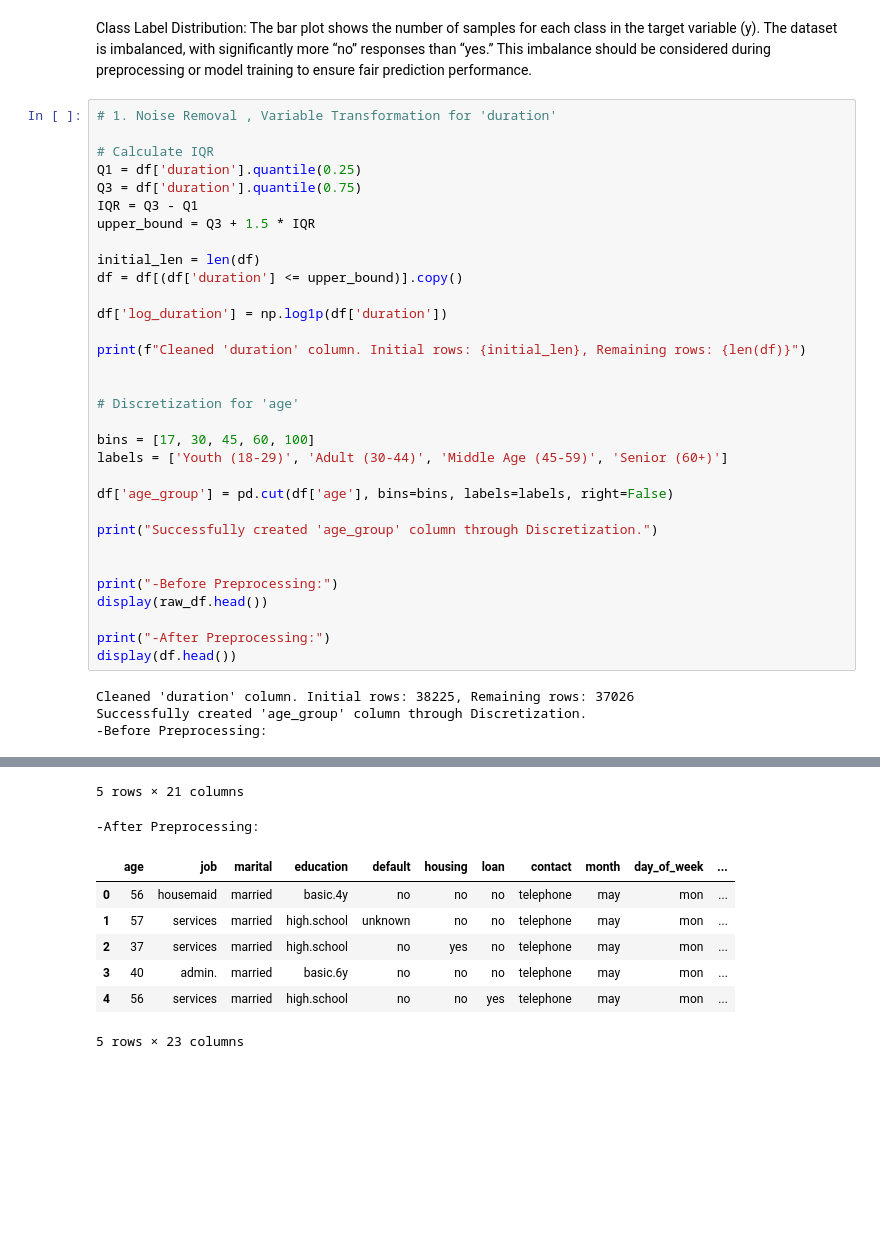
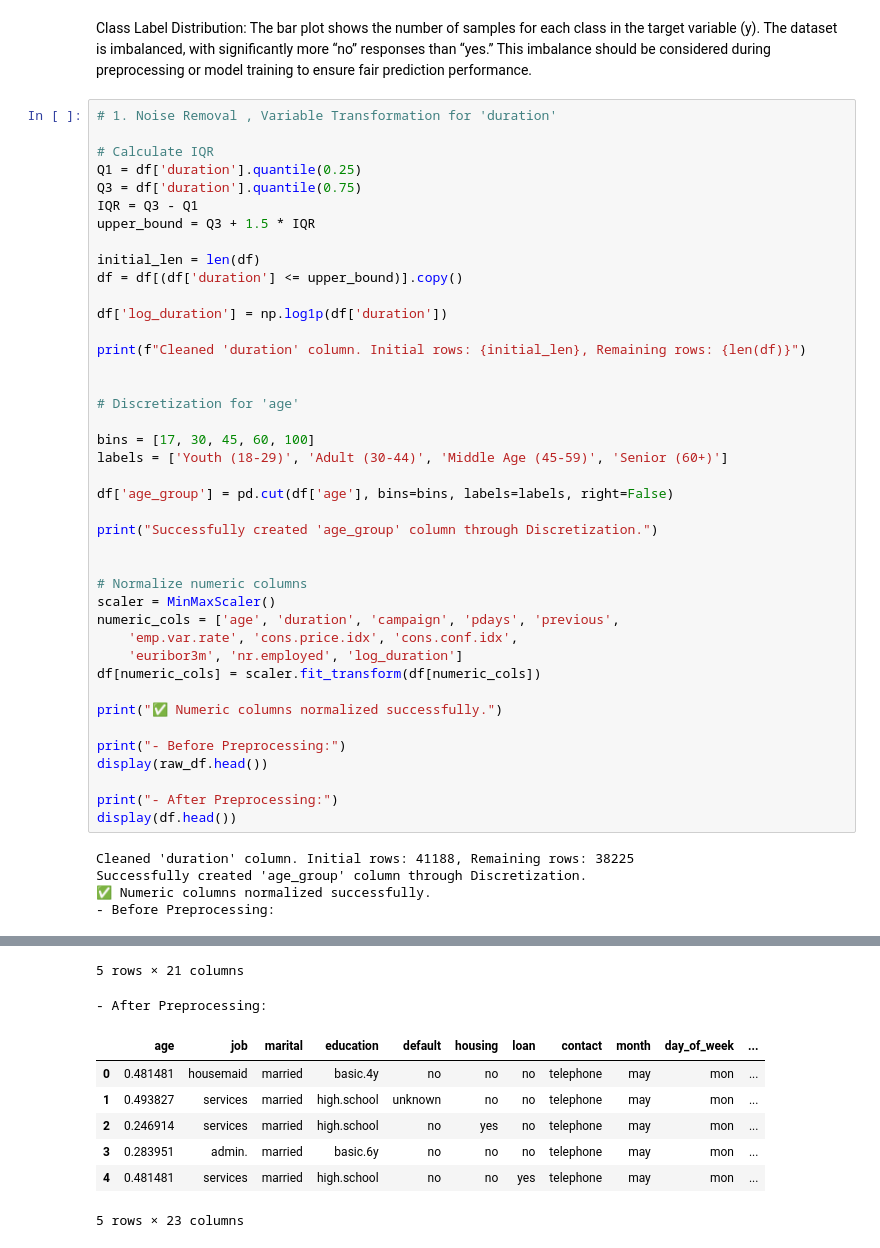
Before and after one commit to Renad110/IT326, a Jupyter notebook: phase2.ipynb, the cells around one changed output, grey strips where cells are left out. Cells and saved outputs as stored; diff of their text form; blank space fills up the shorter version.

```diff
--- a/phase2.ipynb
+++ b/phase2.ipynb
@@ -187,41 +189,51 @@ initial_len = len(df)
 df = df[(df['duration'] <= upper_bound)].copy()
 
 df['log_duration'] = np.log1p(df['duration'])
 
 print(f"Cleaned 'duration' column. Initial rows: {initial_len}, Remaining rows: {len(df)}")
 
 
 # Discretization for 'age'
 
 bins = [17, 30, 45, 60, 100]
 labels = ['Youth (18-29)', 'Adult (30-44)', 'Middle Age (45-59)', 'Senior (60+)']
 
 df['age_group'] = pd.cut(df['age'], bins=bins, labels=labels, right=False)
 
 print("Successfully created 'age_group' column through Discretization.")
 
 
-print("-Before Preprocessing:")
+# Normalize numeric columns
+scaler = MinMaxScaler()
+numeric_cols = ['age', 'duration', 'campaign', 'pdays', 'previous',
+    'emp.var.rate', 'cons.price.idx', 'cons.conf.idx',
+    'euribor3m', 'nr.employed', 'log_duration']
+df[numeric_cols] = scaler.fit_transform(df[numeric_cols])
+
+print("✅ Numeric columns normalized successfully.")
+
+print("- Before Preprocessing:")
 display(raw_df.head())
 
-print("-After Preprocessing:")
+print("- After Preprocessing:")
 display(df.head())
 # %% [output]
-Cleaned 'duration' column. Initial rows: 38225, Remaining rows: 37026
+Cleaned 'duration' column. Initial rows: 41188, Remaining rows: 38225
 Successfully created 'age_group' column through Discretization.
--Before Preprocessing:
+✅ Numeric columns normalized successfully.
+- Before Preprocessing:
 |  | age | job | marital | education | default | housing | loan | contact | month | day_of_week | ... |
 | 0 | 56 | housemaid | married | basic.4y | no | no | no | telephone | may | mon | ... |
 | 1 | 57 | services | married | high.school | unknown | no | no | telephone | may | mon | ... |
 | 2 | 37 | services | married | high.school | no | yes | no | telephone | may | mon | ... |
 | 3 | 40 | admin. | married | basic.6y | no | no | no | telephone | may | mon | ... |
 | 4 | 56 | services | married | high.school | no | no | yes | telephone | may | mon | ... |
 5 rows × 21 columns
--After Preprocessing:
+- After Preprocessing:
 |  | age | job | marital | education | default | housing | loan | contact | month | day_of_week | ... |
-| 0 | 56 | housemaid | married | basic.4y | no | no | no | telephone | may | mon | ... |
-| 1 | 57 | services | married | high.school | unknown | no | no | telephone | may | mon | ... |
-| 2 | 37 | services | married | high.school | no | yes | no | telephone | may | mon | ... |
-| 3 | 40 | admin. | married | basic.6y | no | no | no | telephone | may | mon | ... |
-| 4 | 56 | services | married | high.school | no | no | yes | telephone | may | mon | ... |
+| 0 | 0.481481 | housemaid | married | basic.4y | no | no | no | telephone | may | mon | ... |
+| 1 | 0.493827 | services | married | high.school | unknown | no | no | telephone | may | mon | ... |
+| 2 | 0.246914 | services | married | high.school | no | yes | no | telephone | may | mon | ... |
+| 3 | 0.283951 | admin. | married | basic.6y | no | no | no | telephone | may | mon | ... |
+| 4 | 0.481481 | services | married | high.school | no | no | yes | telephone | may | mon | ... |
 5 rows × 23 columns
```
Also changed, not shown: parts of 8 cells of this notebook.
